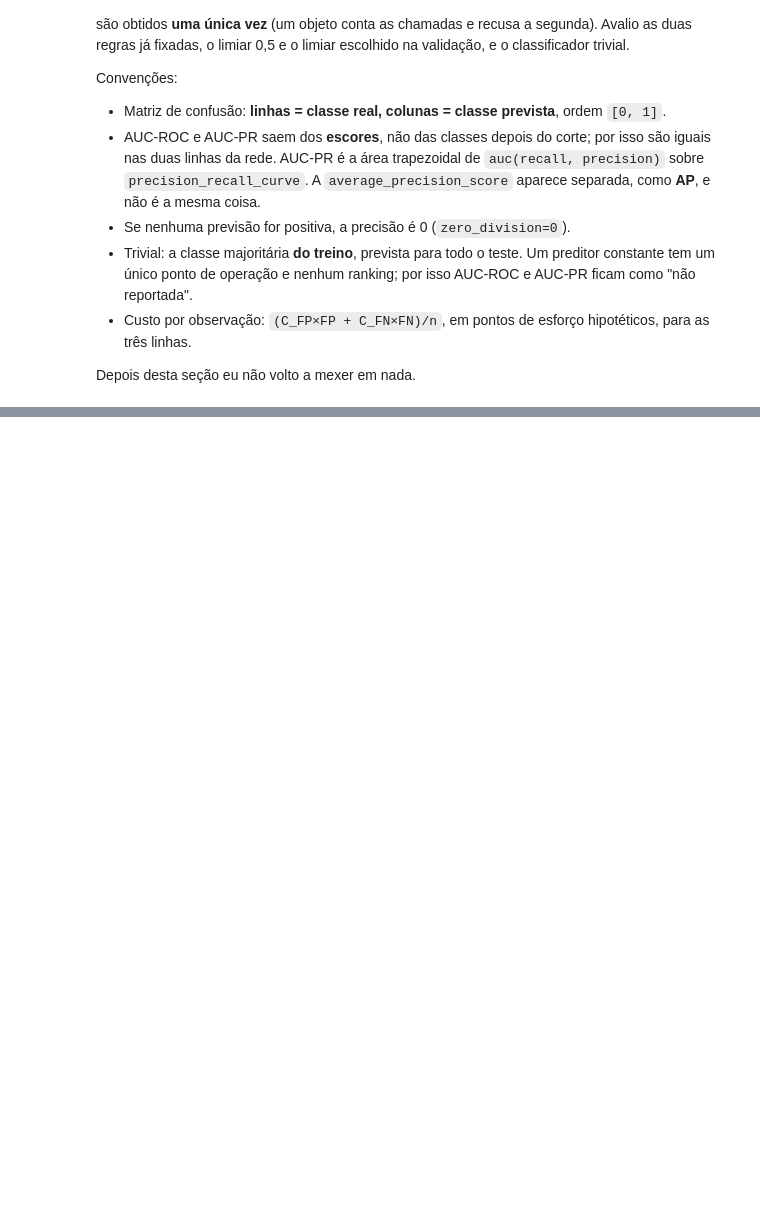
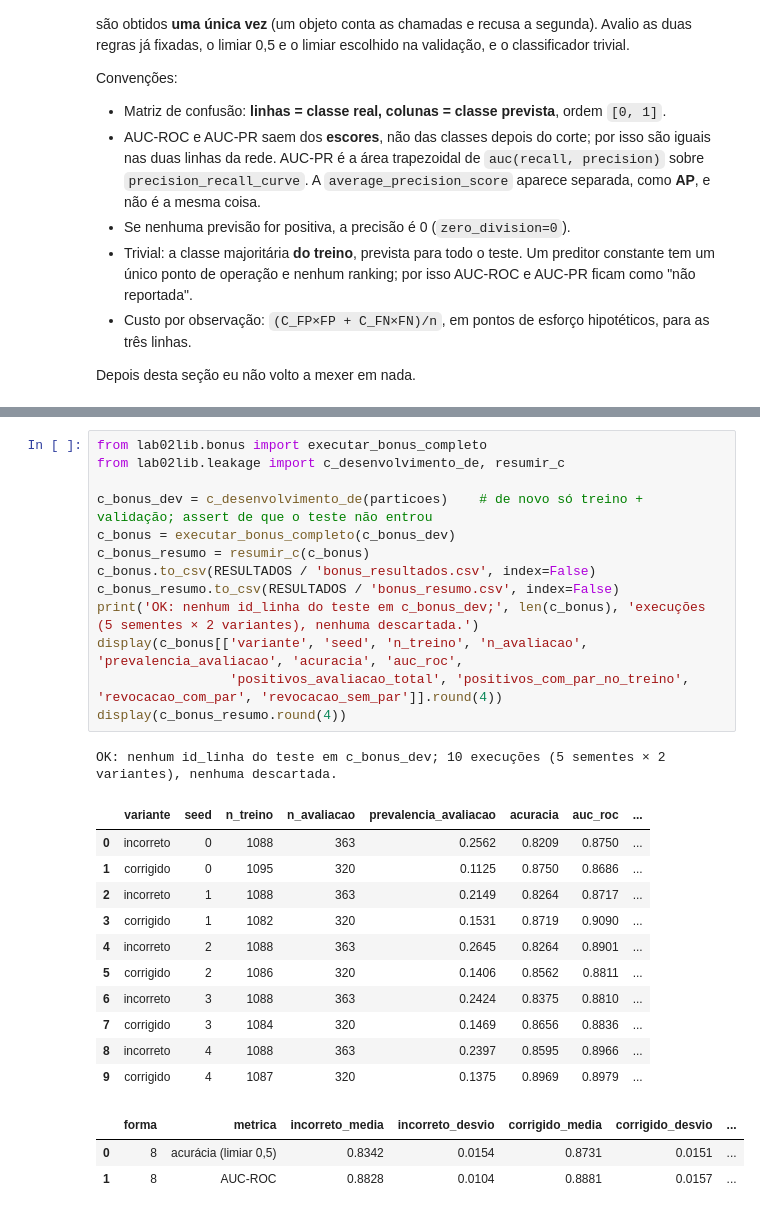
Before and after one commit to jhlr/wine, a Jupyter notebook: lab-02/lab02.ipynb, the cells around one changed output, grey strips where cells are left out. Saved outputs shown, nothing was run; the diff lists cells and outputs as text; blank space fills up the shorter version.

Commit message:
Gate 5: fresh in-place execution, bonus section (oversampling before split)

```diff
--- a/lab-02/lab02.ipynb
+++ b/lab-02/lab02.ipynb
@@ -445,0 +718,29 @@ Esta última célula é a checagem estrutural do template e deve imprimir uma li
+# %%
+from lab02lib.bonus import executar_bonus_completo
+from lab02lib.leakage import c_desenvolvimento_de, resumir_c
+
+c_bonus_dev = c_desenvolvimento_de(particoes)    # de novo só treino + validação; assert de que o teste não entrou
+c_bonus = executar_bonus_completo(c_bonus_dev)
+c_bonus_resumo = resumir_c(c_bonus)
+c_bonus.to_csv(RESULTADOS / 'bonus_resultados.csv', index=False)
+c_bonus_resumo.to_csv(RESULTADOS / 'bonus_resumo.csv', index=False)
+print('OK: nenhum id_linha do teste em c_bonus_dev;', len(c_bonus), 'execuções (5 sementes × 2 variantes), nenhuma descartada.')
+display(c_bonus[['variante', 'seed', 'n_treino', 'n_avaliacao', 'prevalencia_avaliacao', 'acuracia', 'auc_roc',
+                 'positivos_avaliacao_total', 'positivos_com_par_no_treino', 'revocacao_com_par', 'revocacao_sem_par']].round(4))
+display(c_bonus_resumo.round(4))
+# %% [output]
+OK: nenhum id_linha do teste em c_bonus_dev; 10 execuções (5 sementes × 2 variantes), nenhuma descartada.
+|  | variante | seed | n_treino | n_avaliacao | prevalencia_avaliacao | acuracia | auc_roc | ... |
+| 0 | incorreto | 0 | 1088 | 363 | 0.2562 | 0.8209 | 0.8750 | ... |
+| 1 | corrigido | 0 | 1095 | 320 | 0.1125 | 0.8750 | 0.8686 | ... |
+| 2 | incorreto | 1 | 1088 | 363 | 0.2149 | 0.8264 | 0.8717 | ... |
+| 3 | corrigido | 1 | 1082 | 320 | 0.1531 | 0.8719 | 0.9090 | ... |
+| 4 | incorreto | 2 | 1088 | 363 | 0.2645 | 0.8264 | 0.8901 | ... |
+| 5 | corrigido | 2 | 1086 | 320 | 0.1406 | 0.8562 | 0.8811 | ... |
+| 6 | incorreto | 3 | 1088 | 363 | 0.2424 | 0.8375 | 0.8810 | ... |
+| 7 | corrigido | 3 | 1084 | 320 | 0.1469 | 0.8656 | 0.8836 | ... |
+| 8 | incorreto | 4 | 1088 | 363 | 0.2397 | 0.8595 | 0.8966 | ... |
+| 9 | corrigido | 4 | 1087 | 320 | 0.1375 | 0.8969 | 0.8979 | ... |
+|  | forma | metrica | incorreto_media | incorreto_desvio | corrigido_media | corrigido_desvio | ... |
+| 0 | 8 | acurácia (limiar 0,5) | 0.8342 | 0.0154 | 0.8731 | 0.0151 | ... |
+| 1 | 8 | AUC-ROC | 0.8828 | 0.0104 | 0.8881 | 0.0157 | ... |
```
Also changed, not shown: parts of 35 cells of this notebook, 9 other files.
